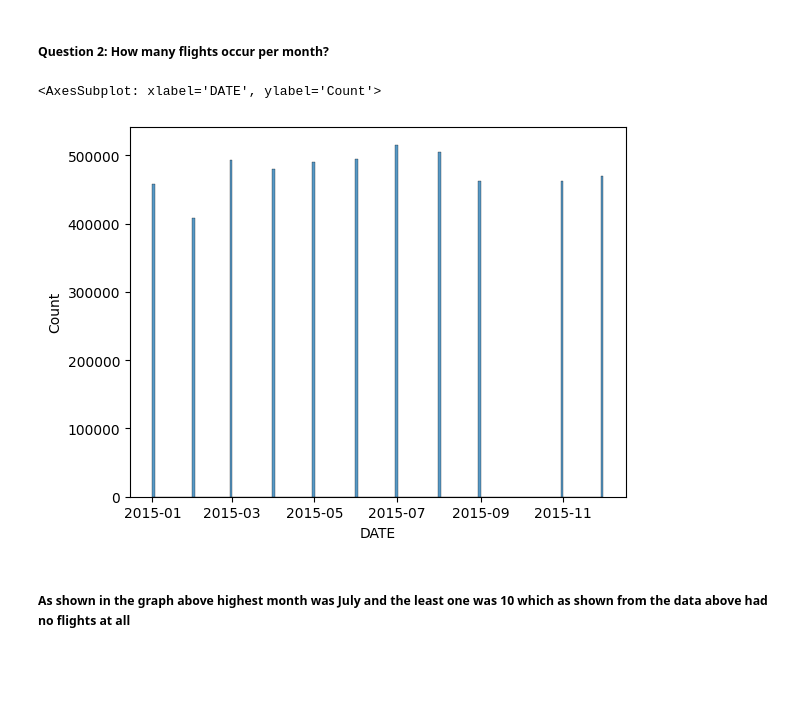
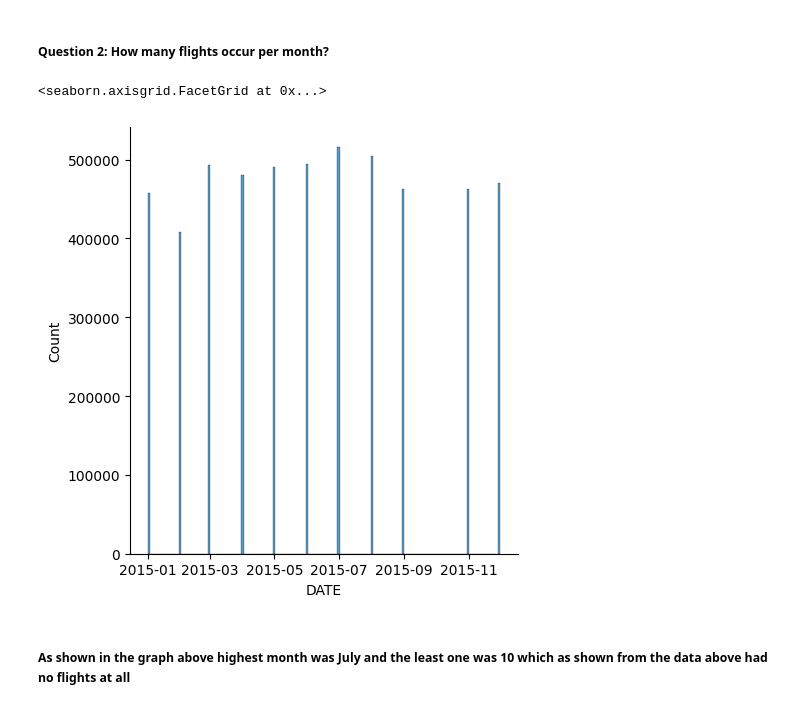
Before and after one commit to 3mkTawfik/DEProject2, a Jupyter notebook: DEProject2.ipynb, the cells around one changed output. Drawn from its saved outputs; the diff is of its cells as text; code cells hidden in the pictures; blank space fills up the shorter version.

```diff
--- a/DEProject2.ipynb
+++ b/DEProject2.ipynb
@@ -260,10 +260,10 @@ for i in range(len(top_10_Flights)):
 # %% [markdown]
 <h5>Question 2: How many flights occur per month?</h5>
 # %%
-sns.histplot(x='DATE', data =df)
+sns.displot(x='DATE', data =df)
 # %% [output]
-<AxesSubplot: xlabel='DATE', ylabel='Count'>
+<seaborn.axisgrid.FacetGrid at 0x...>
-[figure, old version]
+[figure, new version]
 # %% [markdown]
 <h5>As shown in the graph above highest month was July and the least one was 10 which as shown from the data above had no flights at all</h5>
 # %%
```
Also changed, not shown: parts of 4 cells of this notebook.
